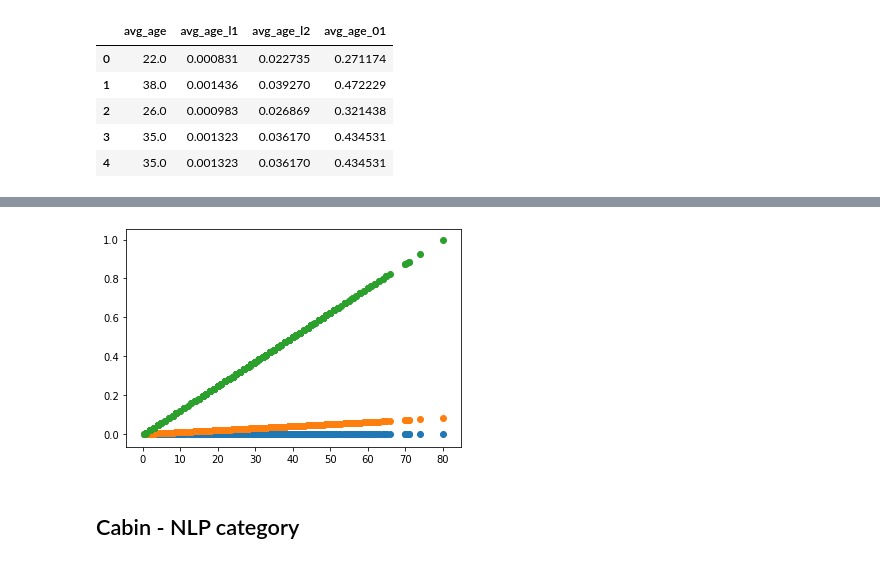
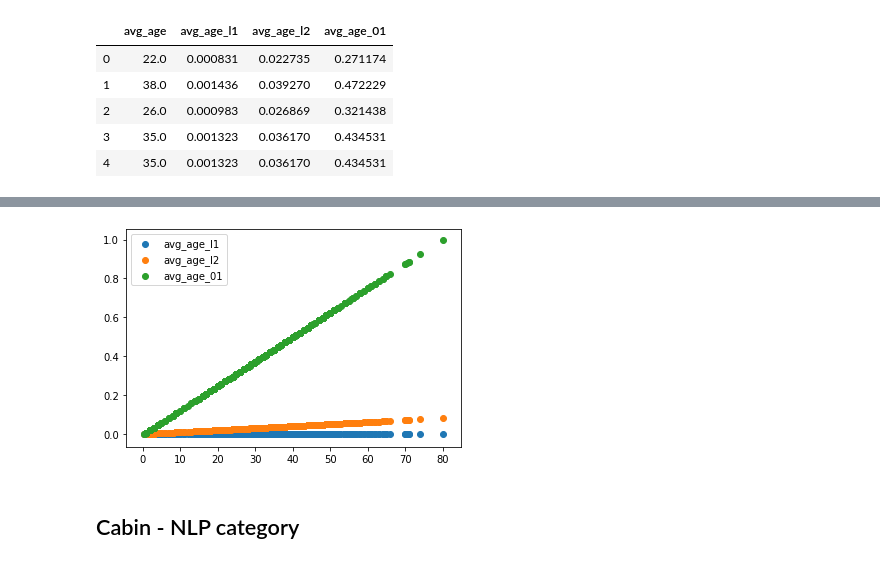
Before and after one commit to GoatWang/IIIMaterial, a Jupyter notebook: 02_PreProcessing/main02.ipynb, the cells around one changed output, grey strips where cells are left out. Drawn from its saved outputs; the diff is of its cells as text; code cells hidden in the pictures.

```diff
--- a/02_PreProcessing/main02.ipynb
+++ b/02_PreProcessing/main02.ipynb
@@ -350,11 +449,12 @@ plt.show()
 # %%
 # X = df[['avg_age', 'avg_age_l1']].values
-plt.scatter(df['avg_age'], df['avg_age_l1'])
-plt.scatter(df['avg_age'], df['avg_age_l2'])
-plt.scatter(df['avg_age'], df['avg_age_01'])
+plt.scatter(df['avg_age'], df['avg_age_l1'], label='avg_age_l1')
+plt.scatter(df['avg_age'], df['avg_age_l2'], label='avg_age_l2')
+plt.scatter(df['avg_age'], df['avg_age_01'], label='avg_age_01')
+plt.legend()
 plt.show()
 # %% [output]
-[figure, old version]
+[figure, new version]
 # %% [markdown]
 ## Cabin - NLP category
 # %%
```
Also changed, not shown: parts of 13 cells of this notebook, 1 other file.
